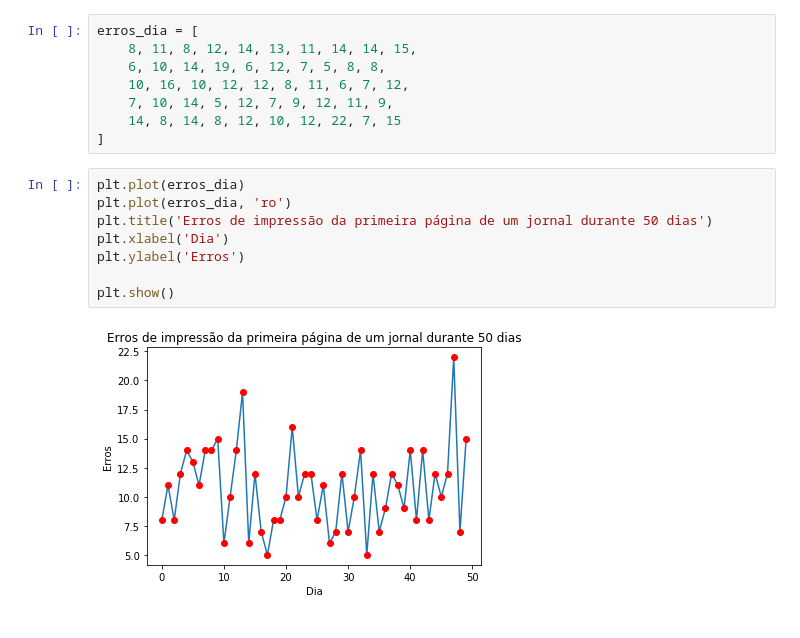
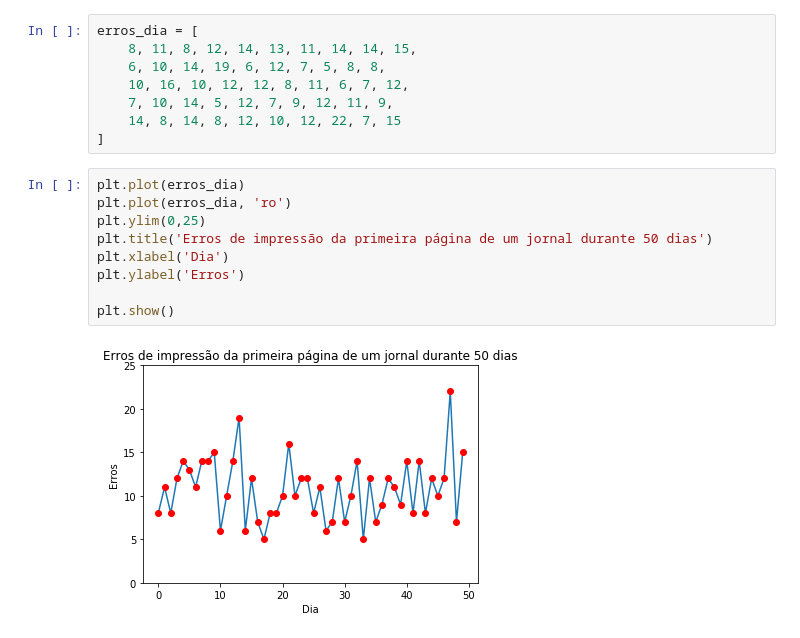
Before and after one commit to rubemkalebe/statistics, a Jupyter notebook: Estatística Descritiva/Lista I (Respostas).ipynb, the cells around one changed output. Cells and saved outputs as stored; diff of their text form.

```diff
--- a/Estatística Descritiva/Lista I (Respostas).ipynb
+++ b/Estatística Descritiva/Lista I (Respostas).ipynb
@@ -65,10 +225,11 @@ erros_dia = [
 # %%
 plt.plot(erros_dia)
 plt.plot(erros_dia, 'ro')
+plt.ylim(0,25)
 plt.title('Erros de impressão da primeira página de um jornal durante 50 dias')
 plt.xlabel('Dia')
 plt.ylabel('Erros')
 
 plt.show()
 # %% [output]
-[figure, old version]
+[figure, new version]
```
Also changed, not shown: parts of 24 cells of this notebook, 1 other file.
